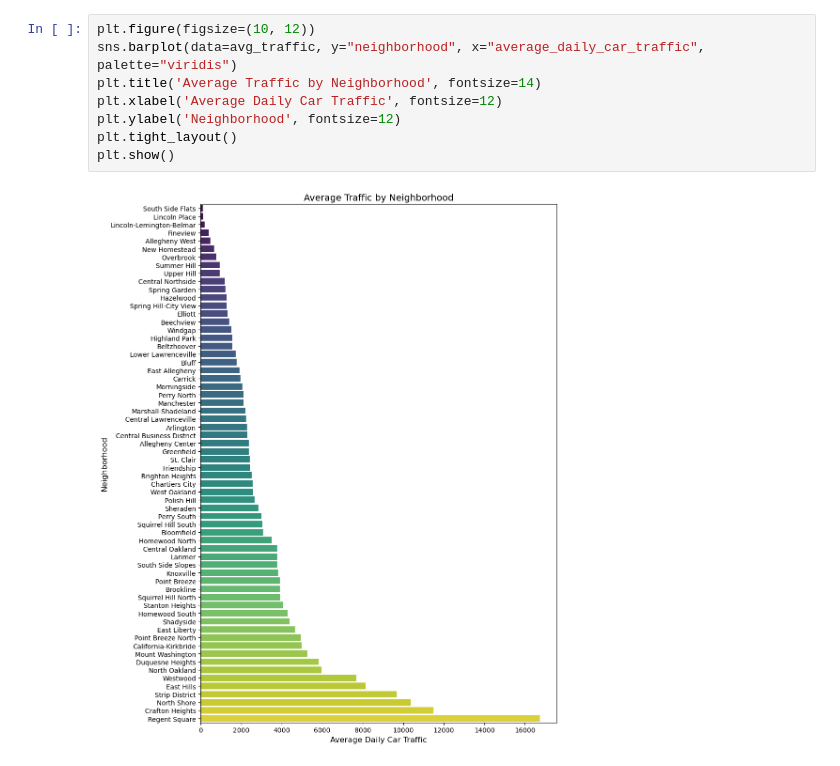
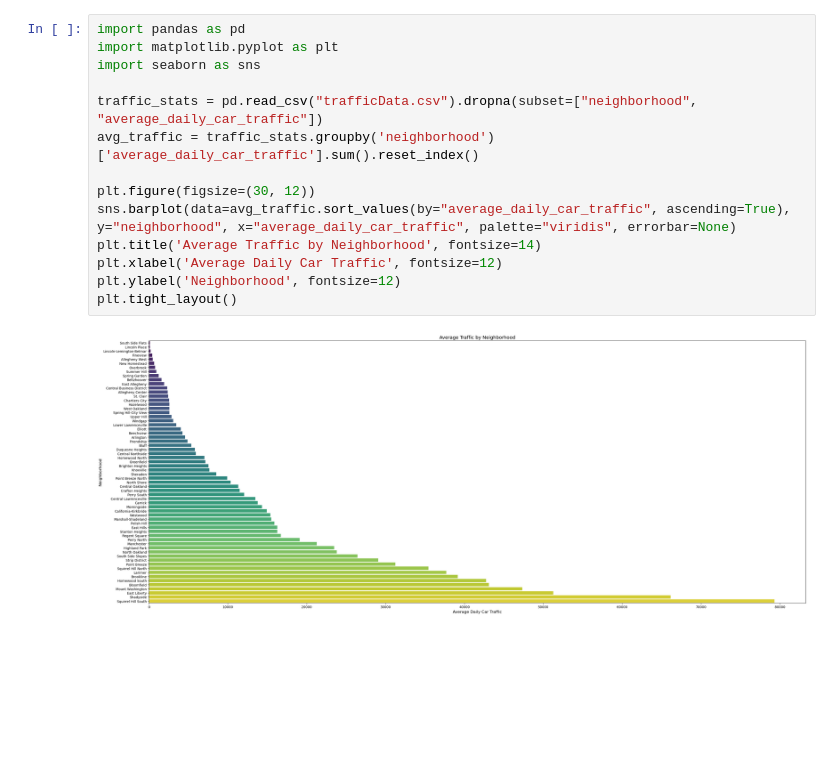
Before and after one commit to AssadBari/FinalProject, a Jupyter notebook: TrafficStats.ipynb, the cells around one changed output. Cells and saved outputs as stored; diff of their text form; blank space fills up the shorter version.

```diff
--- a/TrafficStats.ipynb
+++ b/TrafficStats.ipynb
@@ -1,10 +1,16 @@
 # %%
-plt.figure(figsize=(10, 12))
-sns.barplot(data=avg_traffic, y="neighborhood", x="average_daily_car_traffic", palette="viridis")
+import pandas as pd
+import matplotlib.pyplot as plt
+import seaborn as sns
+
+traffic_stats = pd.read_csv("trafficData.csv").dropna(subset=["neighborhood", "average_daily_car_traffic"])
+avg_traffic = traffic_stats.groupby('neighborhood')['average_daily_car_traffic'].sum().reset_index()
+
+plt.figure(figsize=(30, 12))
+sns.barplot(data=avg_traffic.sort_values(by="average_daily_car_traffic", ascending=True), y="neighborhood", x="average_daily_car_traffic", palette="viridis", errorbar=None)
 plt.title('Average Traffic by Neighborhood', fontsize=14)
 plt.xlabel('Average Daily Car Traffic', fontsize=12)
 plt.ylabel('Neighborhood', fontsize=12)
 plt.tight_layout()
-plt.show()
 # %% [output]
-[figure, old version]
+[figure, new version]
```
